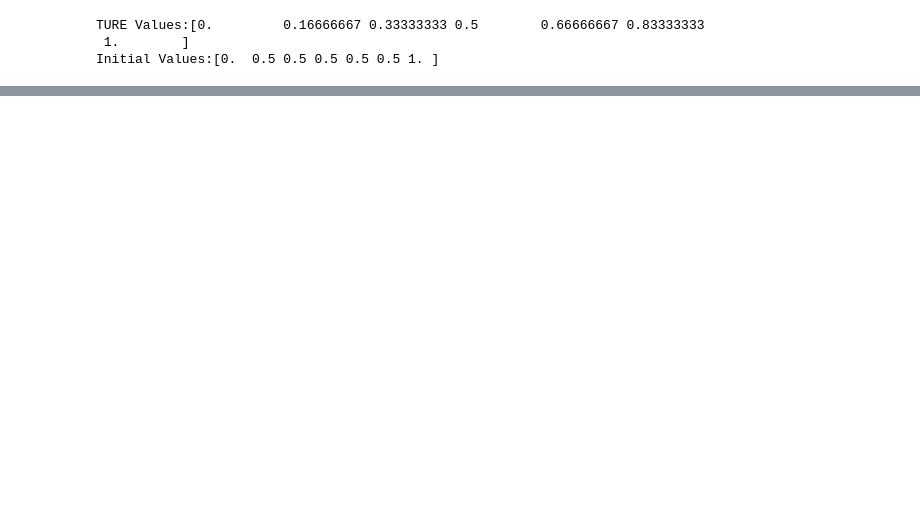
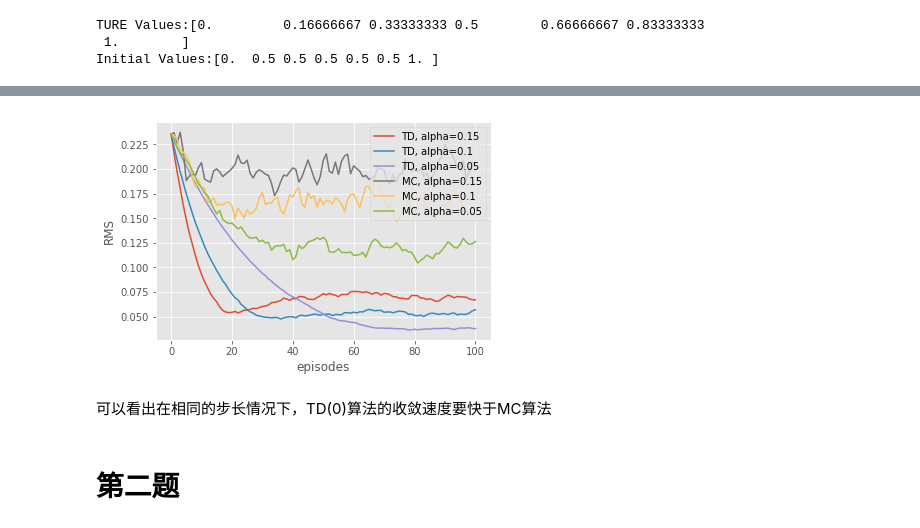
Before and after one commit to Baytoro/RL_shenlan, a Jupyter notebook: HW5_TD.ipynb, the cells around one changed output, grey strips where cells are left out. Drawn from its saved outputs; the diff is of its cells as text; code cells hidden in the pictures; blank space fills up the shorter version.

```diff
--- a/HW5_TD.ipynb
+++ b/HW5_TD.ipynb
@@ -47,0 +129,16 @@ a
+# %%
+def compare_td_mc(TD_errors, MC_errors):
+    for prefix, errors in zip(['TD', 'MC'], [TD_errors, MC_errors]):
+        for alpha, mean_errors in errors.items():
+            plt.plot(mean_errors, label='{}, alpha={}'.format(prefix, alpha))
+    plt.xlabel('episodes')
+    plt.ylabel('RMS')
+    plt.legend()
+# %%
+compare_td_mc(TD_errors, MC_errors)
+# %% [output]
+[figure, added]
+# %% [markdown]
+可以看出在相同的步长情况下，TD(0)算法的收敛速度要快于MC算法
+# %% [markdown]
+# 第二题
```
Also changed, not shown: parts of 28 cells of this notebook.
